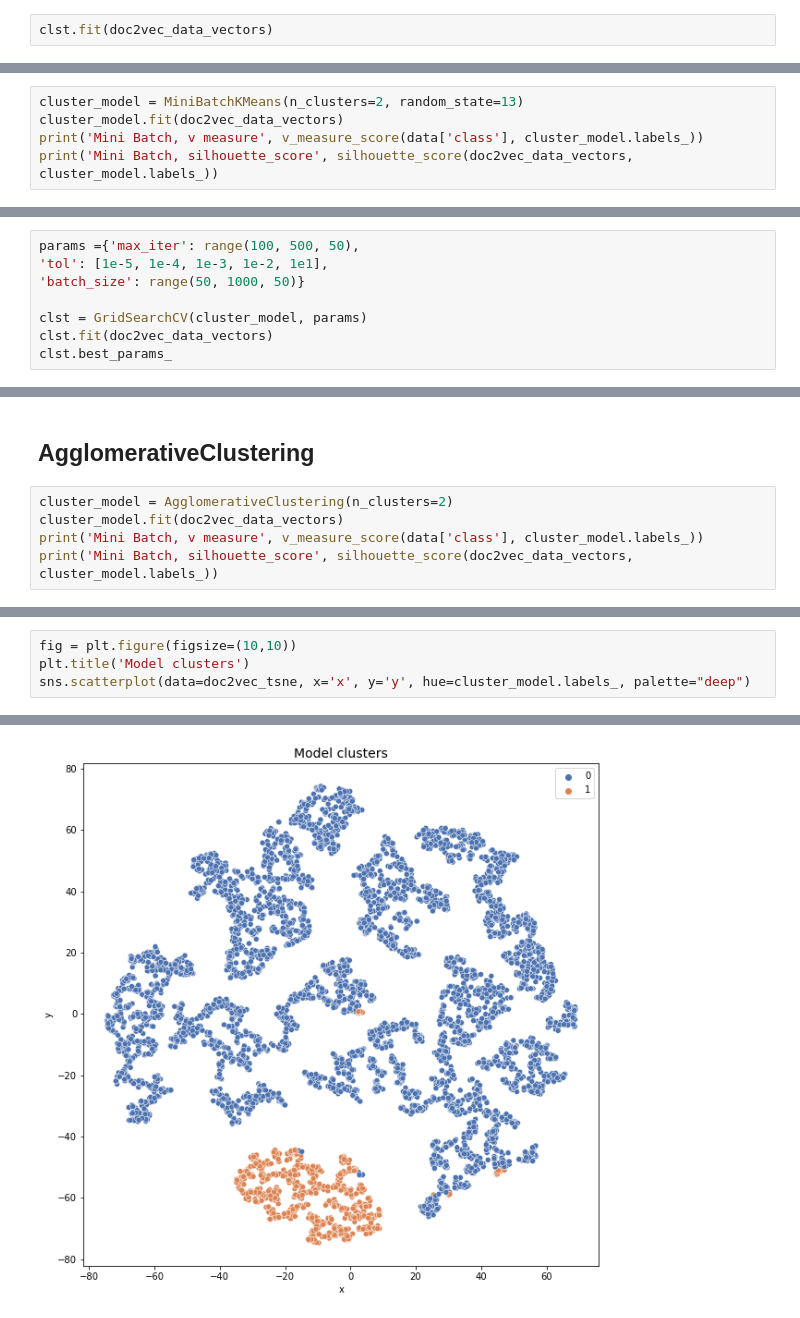
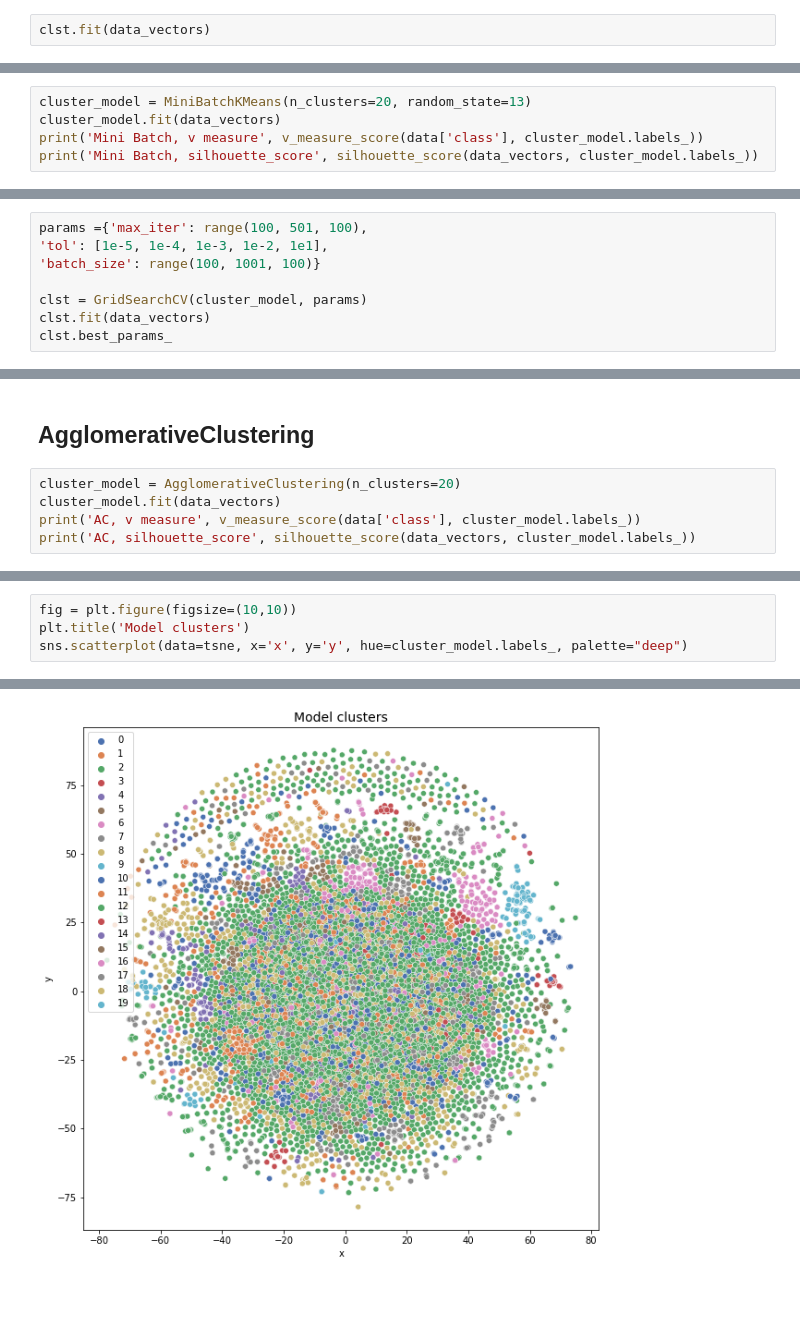
Before and after one commit to kozloffevgeniy/internship_courses, a Jupyter notebook: HT6.ipynb, the cells around one changed output, grey strips where cells are left out. Cells and saved outputs as stored; diff of their text form.

```diff
--- a/HT6.ipynb
+++ b/HT6.ipynb
@@ -432,4 +537,4 @@ params ={'max_iter': range(100, 500, 50),
 
 clst = GridSearchCV(cluster_model, params)
 # %%
-clst.fit(doc2vec_data_vectors)
+clst.fit(data_vectors)
@@ -473,8 +589,8 @@ ce.plot()
 # %%
 from sklearn.cluster import AgglomerativeClustering, MiniBatchKMeans
 # %%
-cluster_model = MiniBatchKMeans(n_clusters=2, random_state=13)
-cluster_model.fit(doc2vec_data_vectors)
+cluster_model = MiniBatchKMeans(n_clusters=20, random_state=13)
+cluster_model.fit(data_vectors)
 print('Mini Batch, v measure', v_measure_score(data['class'], cluster_model.labels_))
-print('Mini Batch, silhouette_score', silhouette_score(doc2vec_data_vectors, cluster_model.labels_))
+print('Mini Batch, silhouette_score', silhouette_score(data_vectors, cluster_model.labels_))
 # %% [output]
@@ -489,9 +605,9 @@ sns.scatterplot(data=doc2vec_tsne, x='x', y='y', hue=cluster_model.labels_, pale
 # %%
-params ={'max_iter': range(100, 500, 50),
+params ={'max_iter': range(100, 501, 100),
 'tol': [1e-5, 1e-4, 1e-3, 1e-2, 1e1],
-'batch_size': range(50, 1000, 50)}
+'batch_size': range(100, 1001, 100)}
 
 clst = GridSearchCV(cluster_model, params)
-clst.fit(doc2vec_data_vectors)
+clst.fit(data_vectors)
 clst.best_params_
 # %% [output]
@@ -511,8 +627,8 @@ sns.scatterplot(data=doc2vec_tsne, x='x', y='y', hue=clst.estimator.labels_, pal
 # %% [markdown]
 ## AgglomerativeClustering
 # %%
-cluster_model = AgglomerativeClustering(n_clusters=2)
-cluster_model.fit(doc2vec_data_vectors)
-print('Mini Batch, v measure', v_measure_score(data['class'], cluster_model.labels_))
-print('Mini Batch, silhouette_score', silhouette_score(doc2vec_data_vectors, cluster_model.labels_))
+cluster_model = AgglomerativeClustering(n_clusters=20)
+cluster_model.fit(data_vectors)
+print('AC, v measure', v_measure_score(data['class'], cluster_model.labels_))
+print('AC, silhouette_score', silhouette_score(data_vectors, cluster_model.labels_))
 # %% [output]
@@ -528,7 +644,7 @@ sns.scatterplot(data=doc2vec_tsne, x='x', y='y', hue=data['class'], palette="dee
 # %%
 fig = plt.figure(figsize=(10,10))
 plt.title('Model clusters')
-sns.scatterplot(data=doc2vec_tsne, x='x', y='y', hue=cluster_model.labels_, palette="deep")
+sns.scatterplot(data=tsne, x='x', y='y', hue=cluster_model.labels_, palette="deep")
 # %% [output]
 <AxesSubplot:title={'center':'Model clusters'}, xlabel='x', ylabel='y'>
-[figure, old version]
+[figure, new version]
```
Also changed, not shown: parts of 113 cells of this notebook.
